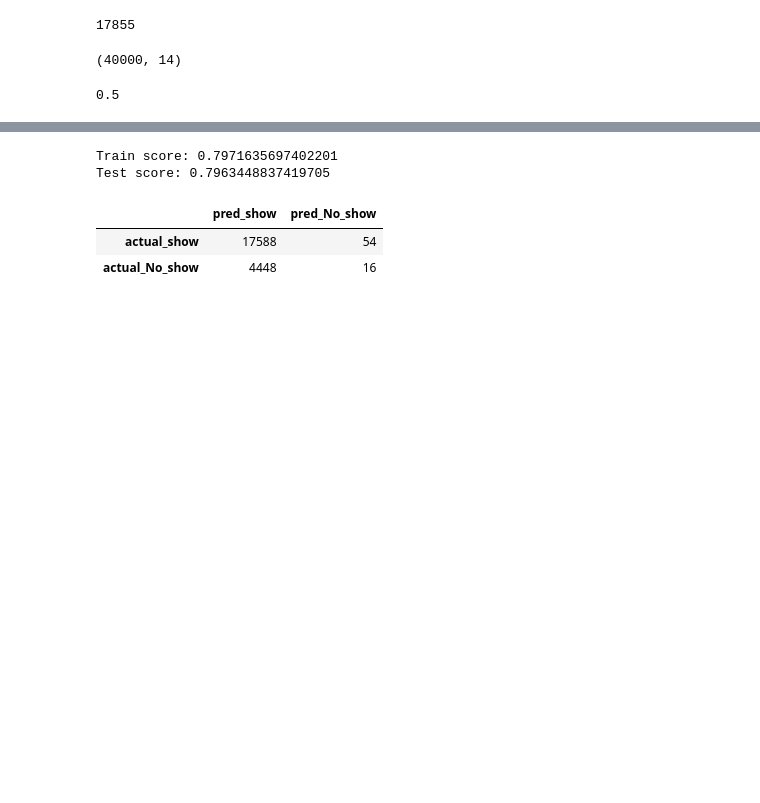
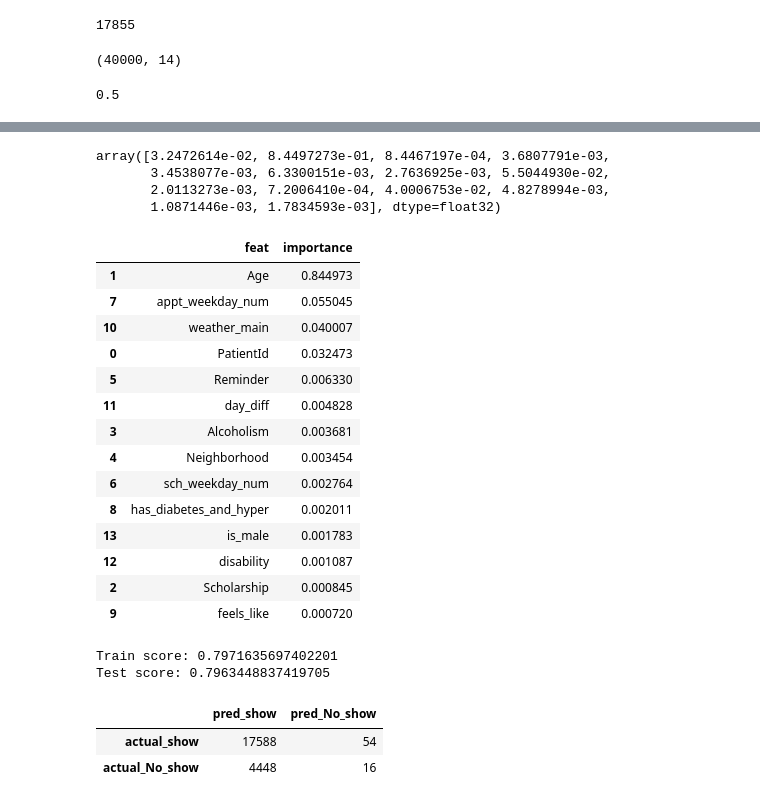
Before and after one commit to mgalaviz1/my_work, a Jupyter notebook: capstone2/predicting_no_shows.ipynb, the cells around one changed output, grey strips where cells are left out. Drawn from its saved outputs; the diff is of its cells as text; code cells hidden in the pictures; blank space fills up the shorter version.

```diff
--- a/capstone2/predicting_no_shows.ipynb
+++ b/capstone2/predicting_no_shows.ipynb
@@ -783,7 +783,7 @@ preprocessing = ColumnTransformer([
 # fmt: off
 pipeline = Pipeline([
     ('preprocessing', preprocessing),
-    ('model', XGBClassifier())
+    ('xgb', XGBClassifier(use_label_encoder=False))
     #("model", RandomForestClassifier())
 ])
 # fmt: on
@@ -864,9 +866,9 @@ y_train_resample.mean()
 0.5
 # %%
 params = {
-    "model__subsample": [0.1, 0.5, 0.75],
-    "model__colsample_bytree": [0.1, 0.5, 0.75],
-    "model__max_depth": [3, 4, 5],
+    "xgb__subsample": [0.1, 0.5, 0.75],
+    "xgb__colsample_bytree": [0.1, 0.5, 0.75],
+    "xgb__max_depth": [3, 4, 5],
 }
 
 n_trees = 100
@@ -894,3 +905,31 @@ Fitting 2 folds for each of 27 candidates, totalling 54 fits
+# %%
+pipeline_cv.best_estimator_['xgb'].feature_importances_
+# %% [output]
+array([3.2472614e-02, 8.4497273e-01, 8.4467197e-04, 3.6807791e-03,
+       3.4538077e-03, 6.3300151e-03, 2.7636925e-03, 5.5044930e-02,
+       2.0113273e-03, 7.2006410e-04, 4.0006753e-02, 4.8278994e-03,
+       1.0871446e-03, 1.7834593e-03], dtype=float32)
+# %%
+importance_df = pd.DataFrame(
+    {"feat": X_train.columns, "importance": pipeline_cv.best_estimator_['xgb'].feature_importances_}
+)
+importance_df.sort_values("importance", ascending=False)
+# %% [output]
+|  | feat | importance |
+| 1 | Age | 0.844973 |
+| 7 | appt_weekday_num | 0.055045 |
+| 10 | weather_main | 0.040007 |
+| 0 | PatientId | 0.032473 |
+| 5 | Reminder | 0.006330 |
+| 11 | day_diff | 0.004828 |
+| 3 | Alcoholism | 0.003681 |
+| 4 | Neighborhood | 0.003454 |
+| 6 | sch_weekday_num | 0.002764 |
+| 8 | has_diabetes_and_hyper | 0.002011 |
+| 13 | is_male | 0.001783 |
+| 12 | disability | 0.001087 |
+| 2 | Scholarship | 0.000845 |
+| 9 | feels_like | 0.000720 |
 # %%
 #best_model = pipeline_cv.best_estimator_
 #with open("saved_model.pkl", "wb") as f:
```
Also changed, not shown: parts of 10 cells of this notebook.
